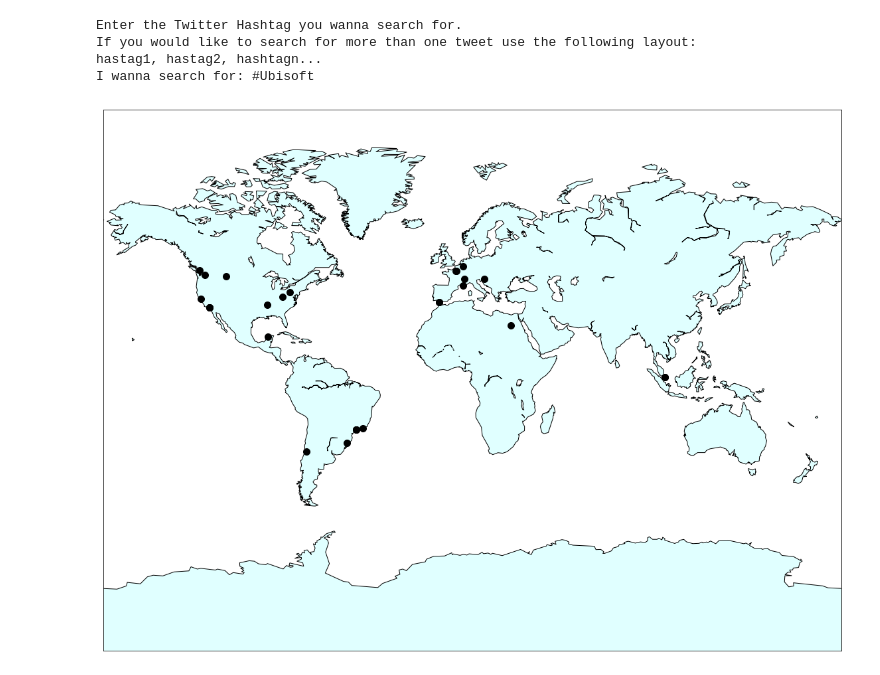
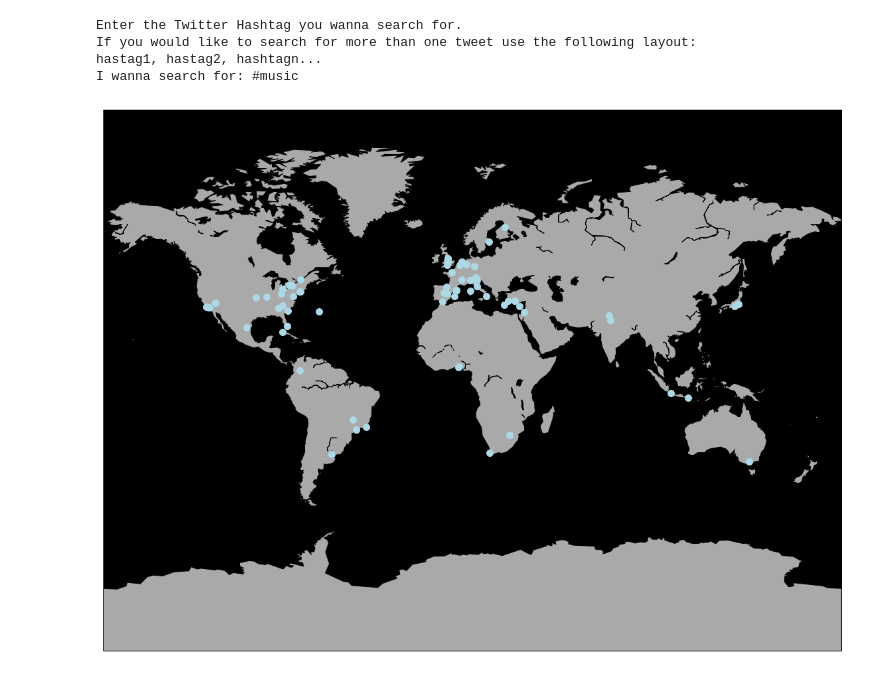
Before and after one commit to bastingup/ATweetyMap, a Jupyter notebook: A Tweety Map.ipynb, the cells around one changed output. Saved outputs shown, nothing was run; the diff lists cells and outputs as text; code cells hidden in the pictures.

```diff
--- a/A Tweety Map.ipynb
+++ b/A Tweety Map.ipynb
@@ -20,8 +20,8 @@
 # <Import libraries>
 # Add the syspaths requiered to import Tweepy
 import sys
-sys.path.append(r"C:\Users\Basti\AppData\Local\Programs\Python\Python36-32\Lib\site-packages")
-sys.path.append(r"C:\Users\Basti\AppData\Local\Programs\Python\Python36-32\Lib\site-packages\tweepy")
+sys.path.append(r"")
+sys.path.append(r"")
 
 # Import Tweepy, official Twitter API for Python
 import tweepy
@@ -35,6 +35,10 @@ from mpl_toolkits.basemap import Basemap
 import pandas
 import matplotlib
 import time
+
+# You can use this filter to ignore warning, as basemap informs you about some changes, that have no relevance for this.
+import warnings
+warnings.simplefilter("ignore")
 # </Import libraries>
 
 # <APIs>
@@ -59,35 +63,36 @@ print("hastag1, hastag2, hashtagn...")
 # As print() seems to take some time, wait a certain amount of time
 time.sleep(0.5)
 
 # Ask for the input
 tag = input(r"I wanna search for: ")
 # </Input>
 
 # <Map>
 # Create the basemap
 plt.figure(figsize = (30, 15))
 m = Basemap(projection = "mill", resolution = 'c', lon_0 = 10, lat_0 = 50)
+m.drawmapboundary(fill_color = "black")
 m.drawcoastlines()
-m.fillcontinents(color = "lightcyan")
+m.fillcontinents(color = "darkgrey")
+
 # </Map>
 
 # <Tweets>
 # Get the tweets you want and plot them to the map.
 # You actually have to request a high amount of tweets as only a few people have geo enabled.
 df = tweepy.Cursor(api.search, count = 3200, q = tag, tweet_mode ="extended").items(3200)
 for tweet in df:
     if tweet.coordinates is not None:
-        m.plot(tweet.coordinates["coordinates"][0], tweet.coordinates["coordinates"][1], 'ro', markersize = 10, color = "black", latlon = True)
-        #print(tweet.coordinates["coordinates"])
+        m.plot(tweet.coordinates["coordinates"][0], tweet.coordinates["coordinates"][1], 'ro', markersize = 10, color = "lightblue", latlon = True)
 # </Tweets>
 
 # <Draw>
 # Actually draw the things you want to plot
 plt.show()
 # </Draw>
 # %% [output]
 Enter the Twitter Hashtag you wanna search for.
 If you would like to search for more than one tweet use the following layout:
 hastag1, hastag2, hashtagn...
-I wanna search for: #Ubisoft
+I wanna search for: #music
-[figure, old version]
+[figure, new version]
```
